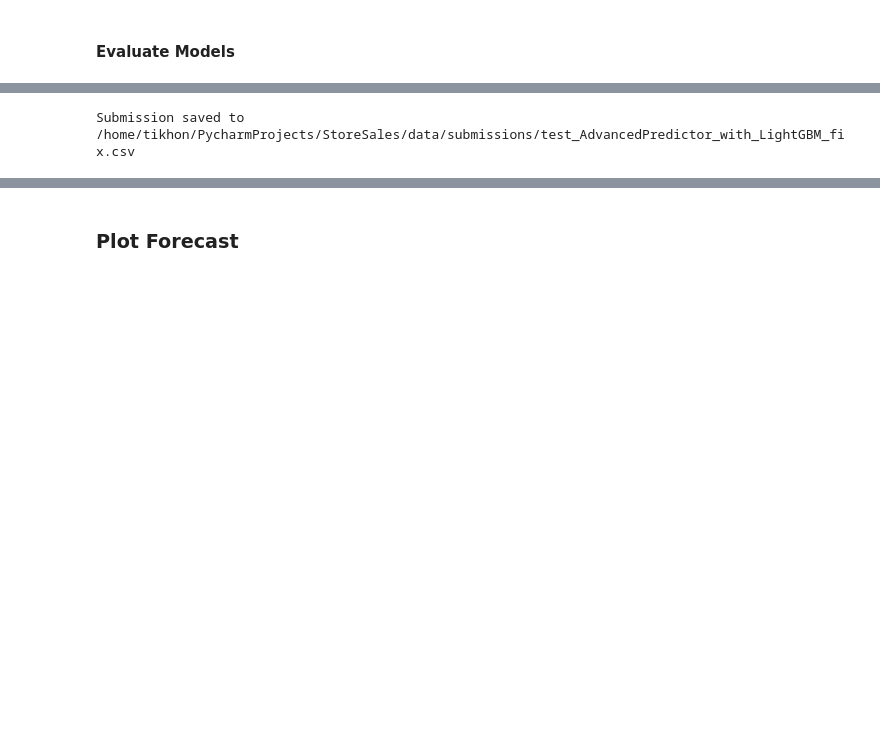
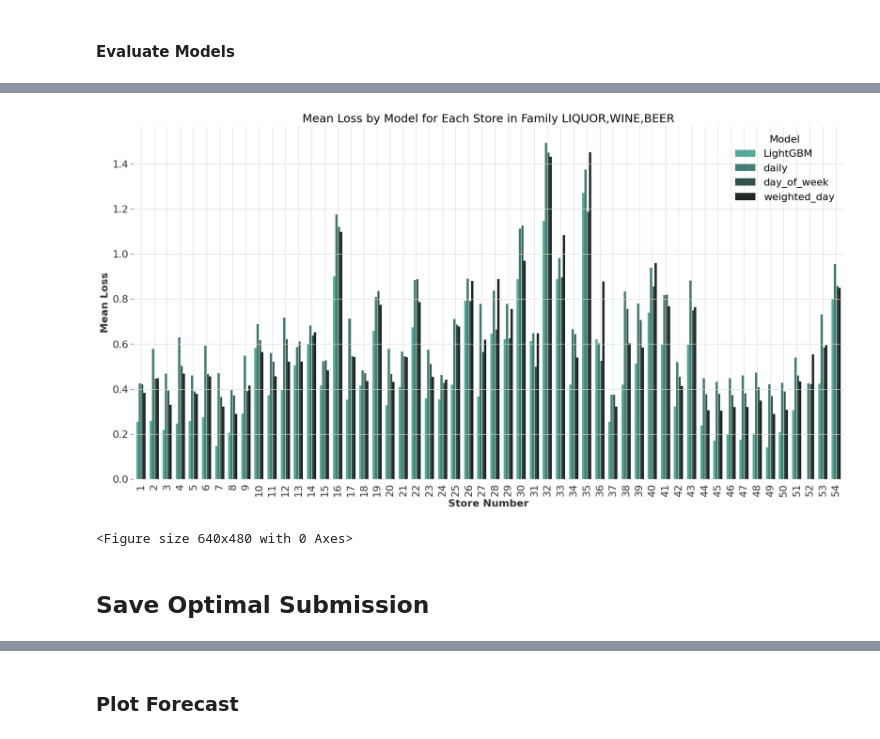
Before and after one commit to Tikhon-Radkevich/Store-Sales, a Jupyter notebook: notebooks/light_gbm/darts_light_gbm_implementation.ipynb, the cells around one changed output, grey strips where cells are left out. Drawn from its saved outputs; the diff is of its cells as text; code cells hidden in the pictures; blank space fills up the shorter version.

```diff
--- a/notebooks/light_gbm/darts_light_gbm_implementation.ipynb
+++ b/notebooks/light_gbm/darts_light_gbm_implementation.ipynb
@@ -459,6 +341,11 @@ optimal_pred[optimal_pred["model"] == "LightGBM"]
+# %%
+advanced_predictor.make_family_loss_plot(family="LIQUOR,WINE,BEER")
+# %% [output]
+[figure, added]
+<Figure size 640x480 with 0 Axes>
+# %% [markdown]
+## Save Optimal Submission
 # %%
-prediction_df = baseline.get_optimal_prediction()
-
-submission_df = save_submission(prediction_df, "test_AdvancedPredictor_with_LightGBM_fix.csv")
+# lightgbm_drop_families = ["PREPARED FOODS", "SCHOOL AND OFFICE SUPPLIES"]
+lightgbm_drop_families = ["LIQUOR,WINE,BEER"]
+prediction_df = advanced_predictor.get_optimal_prediction(lightgbm_drop_families=lightgbm_drop_families)
-# %% [output]
-Submission saved to /home/tikhon/PycharmProjects/StoreSales/data/submissions/test_AdvancedPredictor_with_LightGBM_fix.csv
```
Also changed, not shown: parts of 56 cells of this notebook.
